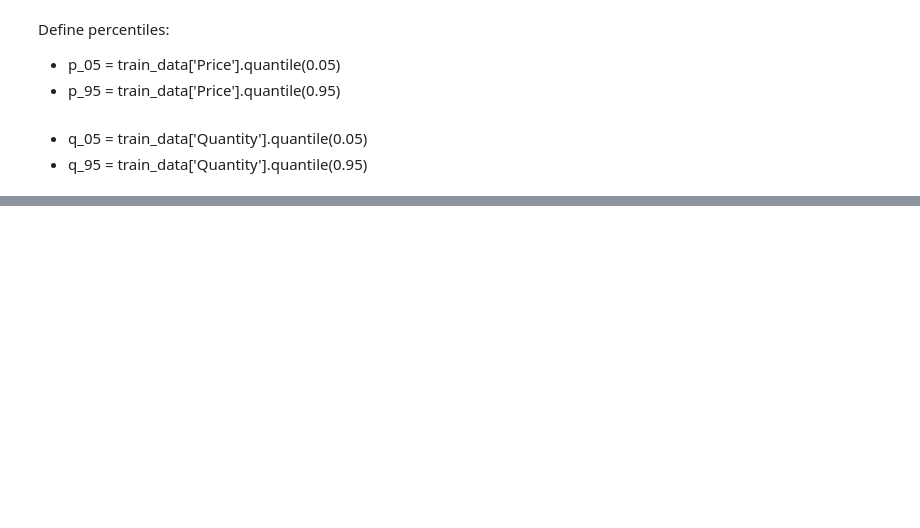
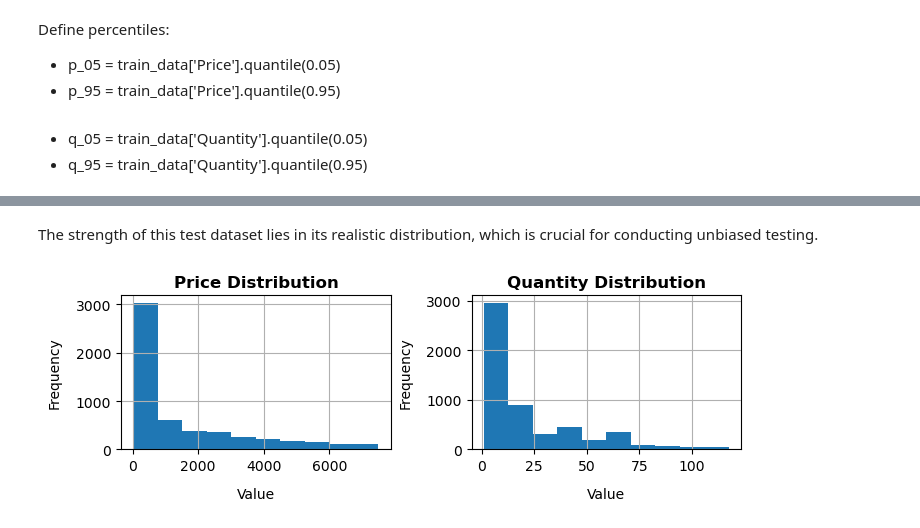
Before and after one commit to Innesse/Test-data-creation-automation, a Jupyter notebook: Test_data_autocreation.ipynb, the cells around one changed output, grey strips where cells are left out. Drawn from its saved outputs; the diff is of its cells as text; code cells hidden in the pictures; blank space fills up the shorter version.

```diff
--- a/Test_data_autocreation.ipynb
+++ b/Test_data_autocreation.ipynb
@@ -268,0 +243,16 @@ f.groupby(['Brand', 'Brand market','Brand country', 'Currency','Product', 'Elast
+# %% [markdown]
+The strength of this test dataset lies in its realistic distribution, which is crucial for conducting unbiased testing.
+# %%
+fig, axes = plt.subplots(1, 2, figsize=(8, 2))
+test_data[['Price', 'Quantity']].hist(ax=axes)
+
+for ax in axes:
+    ax.set_xlabel('Value', labelpad=10)
+    ax.set_ylabel('Frequency', labelpad=10)
+
+axes[0].set_title('Price Distribution', fontweight='bold')  # Bold title
+axes[1].set_title('Quantity Distribution', fontweight='bold')  # Bold title
+
+plt.show()
+# %% [output]
+[figure, added]
```
Also changed, not shown: parts of 22 cells of this notebook.
